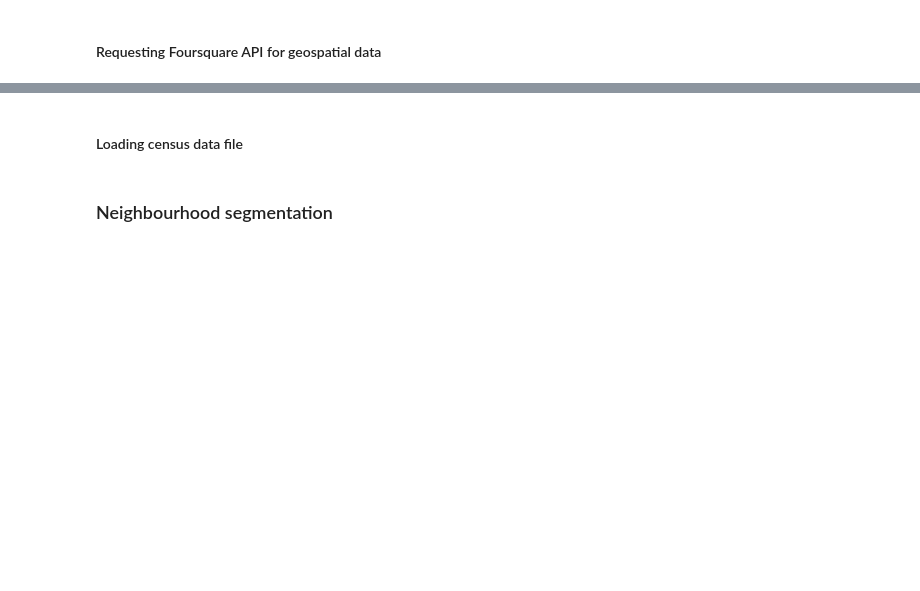
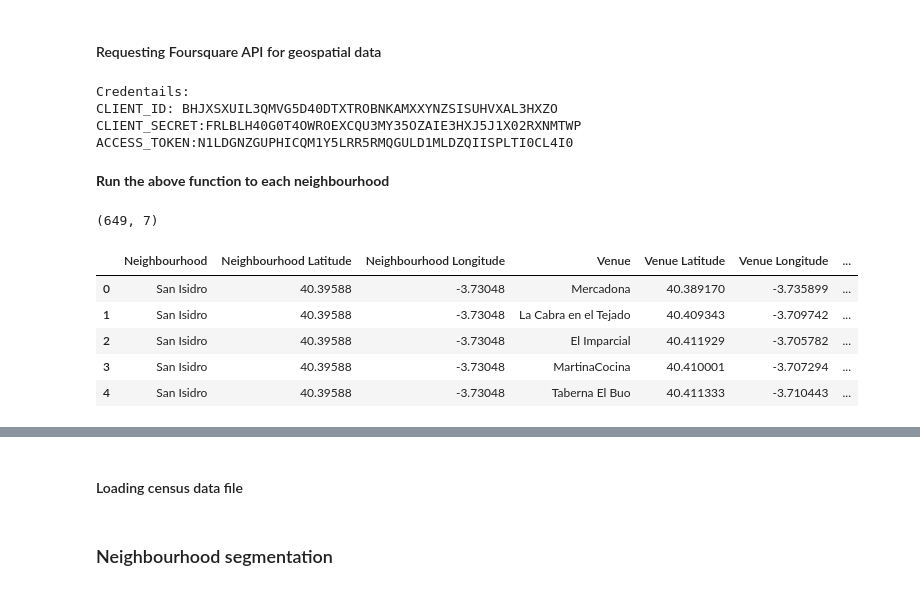
Before and after one commit to ejmacias/store_locations, a Jupyter notebook: Store_Locations/store_locations.ipynb, the cells around one changed output, grey strips where cells are left out. Cells and saved outputs as stored; diff of their text form; code cells hidden in the pictures; blank space fills up the shorter version.

```diff
--- a/Store_Locations/store_locations.ipynb
+++ b/Store_Locations/store_locations.ipynb
@@ -312,3 +312,19 @@ map_madrid
 [interactive output not drawn]
 # %% [markdown]
 #### Requesting Foursquare API for geospatial data <a class="anchor" id="requesting-foursquare"></a>
+# %%
+CLIENT_ID = 'BHJXSXUIL3QMVG5D40DTXTROBNKAMXXYNZSISUHVXAL3HXZO' # Foursquare ID
+CLIENT_SECRET = 'FRLBLH40G0T4OWROEXCQU3MY35OZAIE3HXJ5J1X02RXNMTWP' # Foursquare Secret
+ACCESS_TOKEN = 'N1LDGNZGUPHICQM1Y5LRR5RMQGULD1MLDZQIISPLTI0CL4I0' # FourSquare Access Token
+VERSION = '20180605' # Foursquare API version
+LIMIT = 100 # A default Foursquare API limit value
+
+print('Credentails:')
+print('CLIENT_ID: ' + CLIENT_ID)
+print('CLIENT_SECRET:' + CLIENT_SECRET)
+print('ACCESS_TOKEN:' + ACCESS_TOKEN)
+# %% [output]
+Credentails:
+CLIENT_ID: BHJXSXUIL3QMVG5D40DTXTROBNKAMXXYNZSISUHVXAL3HXZO
+CLIENT_SECRET:FRLBLH40G0T4OWROEXCQU3MY35OZAIE3HXJ5J1X02RXNMTWP
+ACCESS_TOKEN:N1LDGNZGUPHICQM1Y5LRR5RMQGULD1MLDZQIISPLTI0CL4I0
@@ -314,0 +401,18 @@ map_madrid
+# %% [markdown]
+__Run the above function to each neighbourhood__
+# %%
+madrid_venues = getNearbyVenues(names=df_madrid['Neighbourhood'],
+                                   latitudes=df_madrid['Latitude'],
+                                   longitudes=df_madrid['Longitude'],
+                                   radius=radius)
+
+print(madrid_venues.shape)
+madrid_venues.head()
+# %% [output]
+(649, 7)
+|  | Neighbourhood | Neighbourhood Latitude | Neighbourhood Longitude | Venue | Venue Latitude | Venue Longitude | ... |
+| 0 | San Isidro | 40.39588 | -3.73048 | Mercadona | 40.389170 | -3.735899 | ... |
+| 1 | San Isidro | 40.39588 | -3.73048 | La Cabra en el Tejado | 40.409343 | -3.709742 | ... |
+| 2 | San Isidro | 40.39588 | -3.73048 | El Imparcial | 40.411929 | -3.705782 | ... |
+| 3 | San Isidro | 40.39588 | -3.73048 | MartinaCocina | 40.410001 | -3.707294 | ... |
+| 4 | San Isidro | 40.39588 | -3.73048 | Taberna El Buo | 40.411333 | -3.710443 | ... |
```
Also changed, not shown: parts of 18 cells of this notebook.
